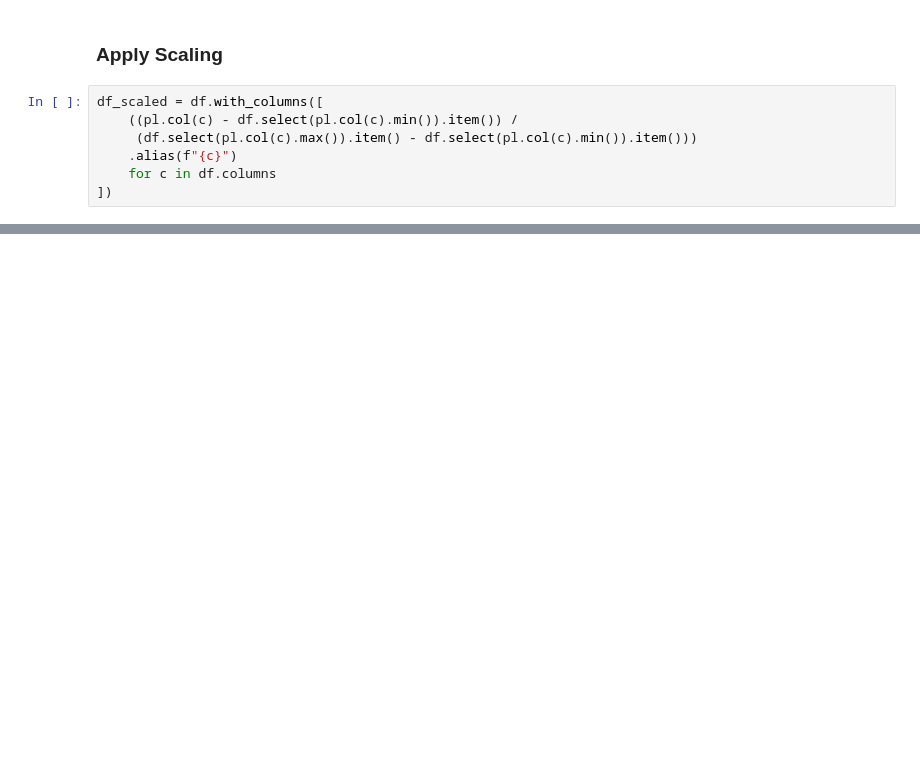
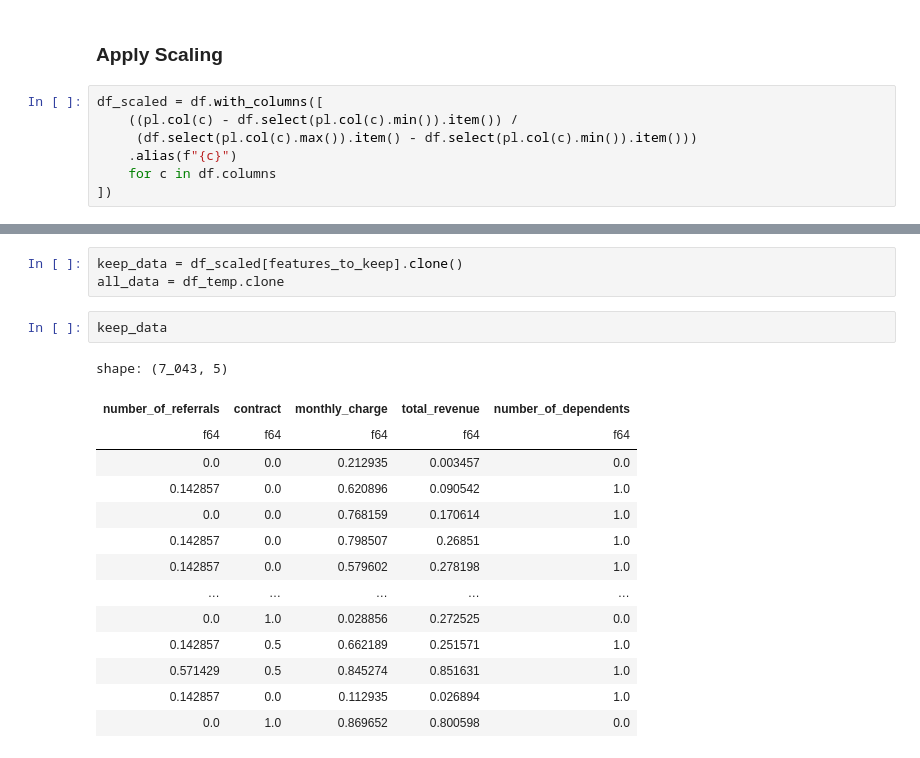
Before and after one commit to dalmeida64/NOVAIMS_EDSB25_30, a Jupyter notebook: src/EDA/eda_merge_files.ipynb, the cells around one changed output, grey strips where cells are left out. Cells and saved outputs as stored; diff of their text form; blank space fills up the shorter version.

```diff
--- a/src/EDA/eda_merge_files.ipynb
+++ b/src/EDA/eda_merge_files.ipynb
@@ -976,0 +1222,20 @@ shape: (7_043, 44)
+# %%
+keep_data = df_scaled[features_to_keep].clone()
+all_data = df_temp.clone
+# %%
+keep_data
+# %% [output]
+shape: (7_043, 5)
+| number_of_referrals | contract | monthly_charge | total_revenue | number_of_dependents |
+| f64 | f64 | f64 | f64 | f64 |
+| 0.0 | 0.0 | 0.212935 | 0.003457 | 0.0 |
+| 0.142857 | 0.0 | 0.620896 | 0.090542 | 1.0 |
+| 0.0 | 0.0 | 0.768159 | 0.170614 | 1.0 |
+| 0.142857 | 0.0 | 0.798507 | 0.26851 | 1.0 |
+| 0.142857 | 0.0 | 0.579602 | 0.278198 | 1.0 |
+| … | … | … | … | … |
+| 0.0 | 1.0 | 0.028856 | 0.272525 | 0.0 |
+| 0.142857 | 0.5 | 0.662189 | 0.251571 | 1.0 |
+| 0.571429 | 0.5 | 0.845274 | 0.851631 | 1.0 |
+| 0.142857 | 0.0 | 0.112935 | 0.026894 | 1.0 |
+| 0.0 | 1.0 | 0.869652 | 0.800598 | 0.0 |
```
Also changed, not shown: parts of 34 cells of this notebook.
